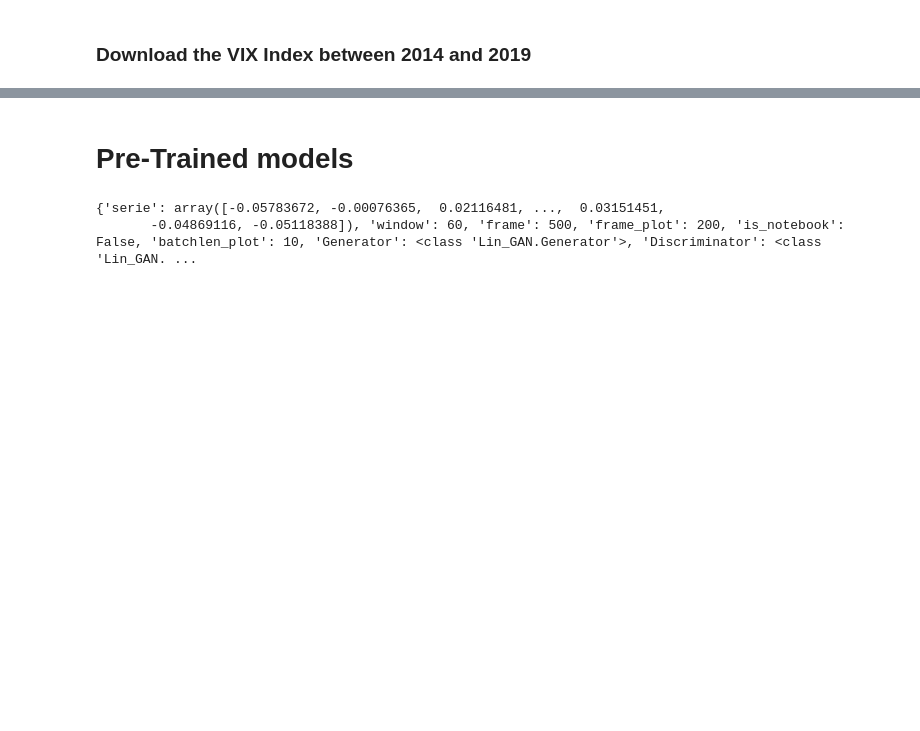
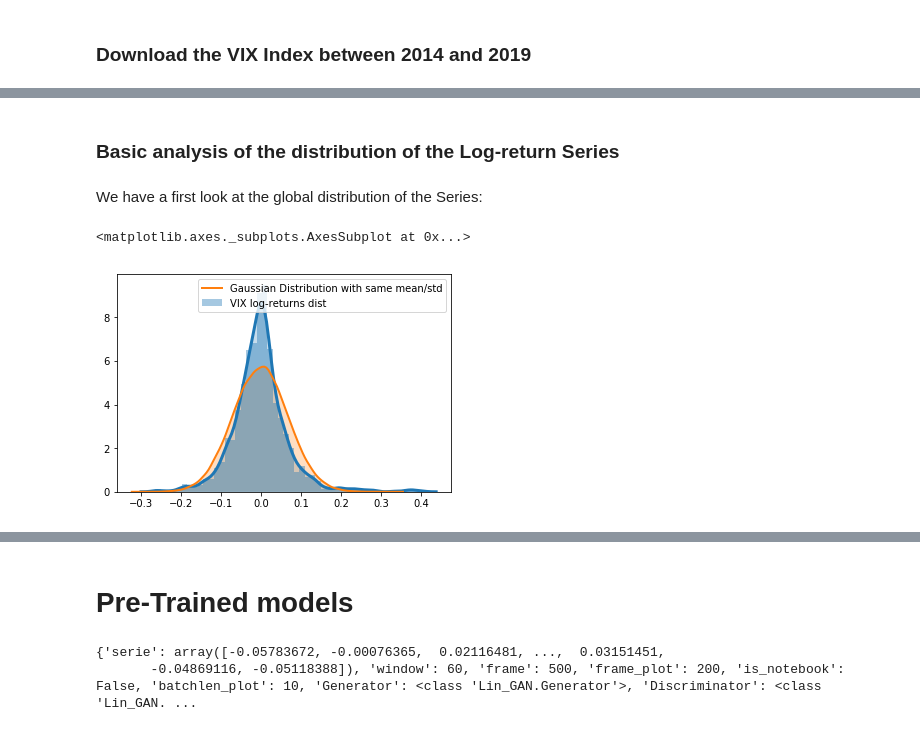
Before and after one commit to DBaudry/Generating_Financial_Time_Series_with_GAN, a Jupyter notebook: Test.ipynb, the cells around one changed output, grey strips where cells are left out. Drawn from its saved outputs; the diff is of its cells as text; code cells hidden in the pictures; blank space fills up the shorter version.

```diff
--- a/Test.ipynb
+++ b/Test.ipynb
@@ -60,0 +68,16 @@ utils.get_data('VIX.csv', array=False).plot()
+# %% [markdown]
+### Basic analysis of the distribution of the Log-return Series
+# %% [markdown]
+We have a first look at the global distribution of the Series:
+# %%
+VIX = utils.get_data('VIX.csv')
+m, sd = VIX.mean(), VIX.std()
+sb.distplot(VIX, hist=True, kde=True, label='VIX log-returns dist',
+            kde_kws = {'shade': True, 'linewidth': 3})
+sample = np.random.normal(m, sd, size=100000)
+sb.distplot(sample, hist = False, kde = True,
+                 kde_kws = {'shade': True, 'linewidth': 2},
+                  label = 'Gaussian Distribution with same mean/std')
+# %% [output]
+<matplotlib.axes._subplots.AxesSubplot at 0x...>
+[figure, added]
```
Also changed, not shown: parts of 33 cells of this notebook, 4 other files.
